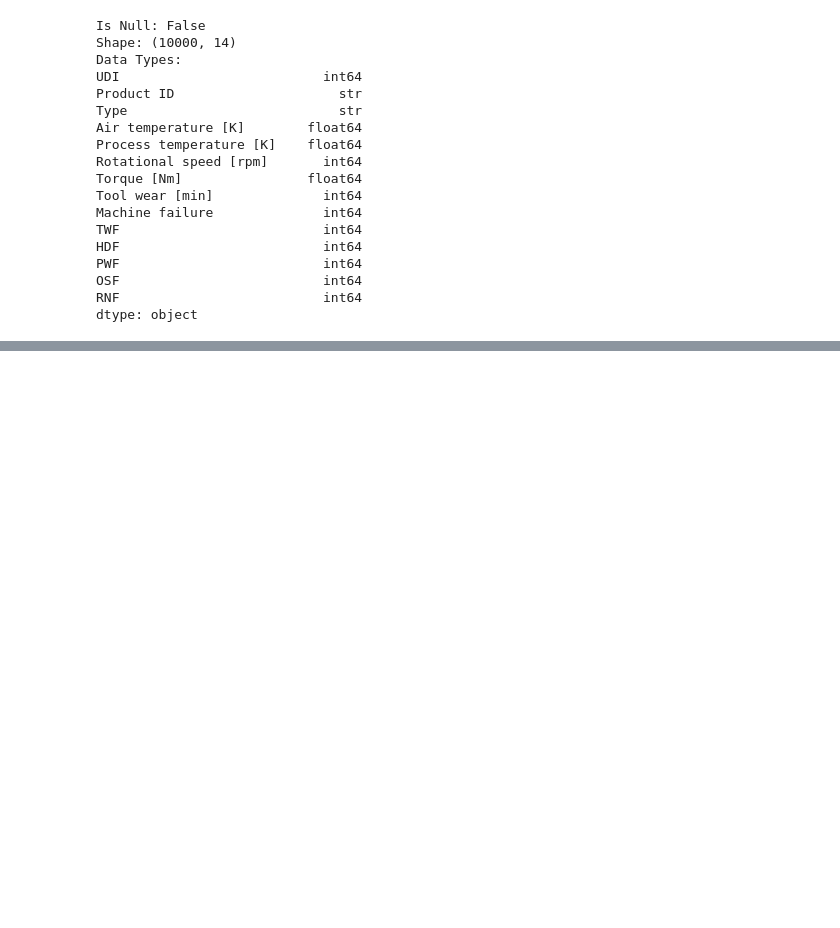
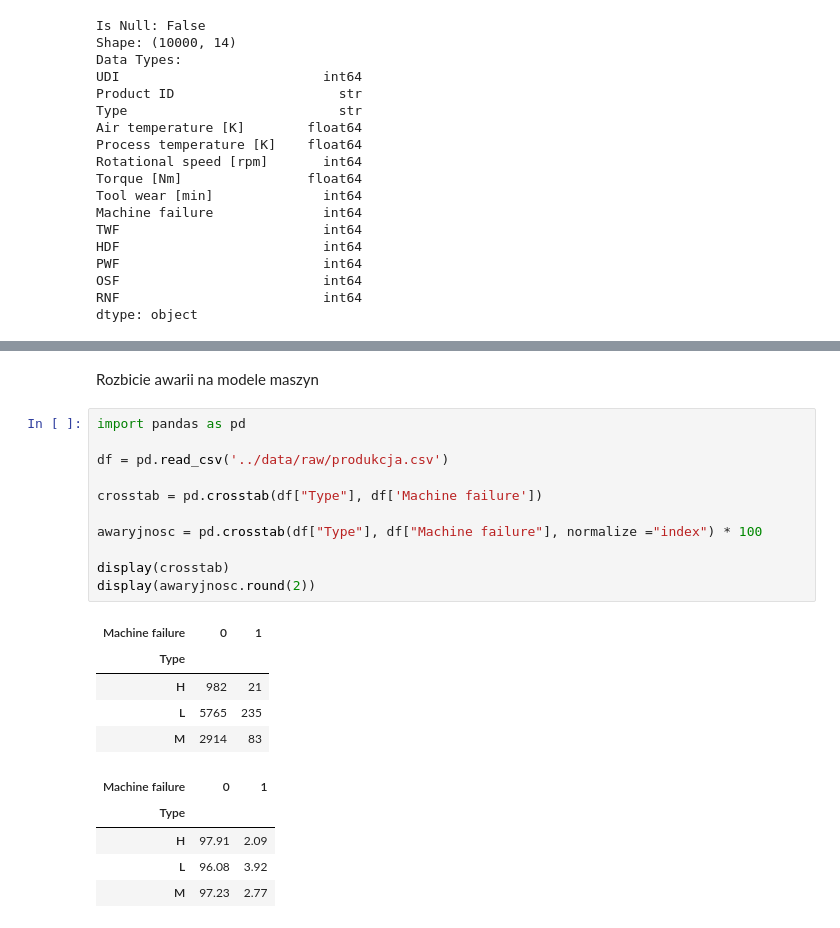
Before and after one commit to KacperKnapek/Machine-failure-prediction, a Jupyter notebook: notebooks/01_eda.ipynb, the cells around one changed output, grey strips where cells are left out. Drawn from its saved outputs; the diff is of its cells as text; blank space fills up the shorter version.

```diff
--- a/notebooks/01_eda.ipynb
+++ b/notebooks/01_eda.ipynb
@@ -51,0 +166,24 @@ dtype: object
+# %% [markdown]
+Rozbicie awarii na modele maszyn
+# %%
+import pandas as pd
+
+df = pd.read_csv('../data/raw/produkcja.csv')
+
+crosstab = pd.crosstab(df["Type"], df['Machine failure'])
+
+awaryjnosc = pd.crosstab(df["Type"], df["Machine failure"], normalize ="index") * 100
+
+display(crosstab)
+display(awaryjnosc.round(2))
+# %% [output]
+| Machine failure | 0 | 1 |
+| Type |  |  |
+| H | 982 | 21 |
+| L | 5765 | 235 |
+| M | 2914 | 83 |
+| Machine failure | 0 | 1 |
+| Type |  |  |
+| H | 97.91 | 2.09 |
+| L | 96.08 | 3.92 |
+| M | 97.23 | 2.77 |
```
Also changed, not shown: parts of 10 cells of this notebook.
